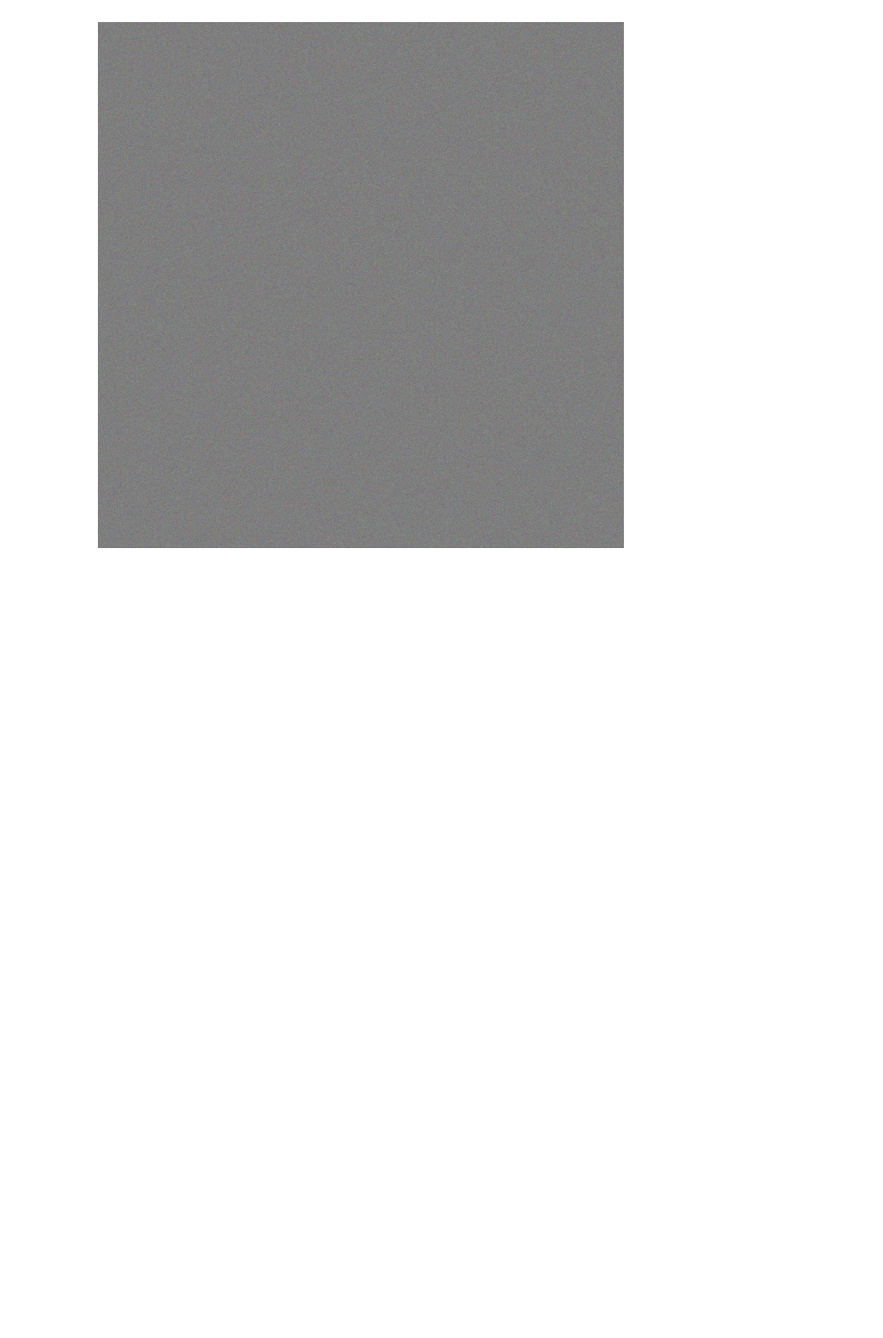
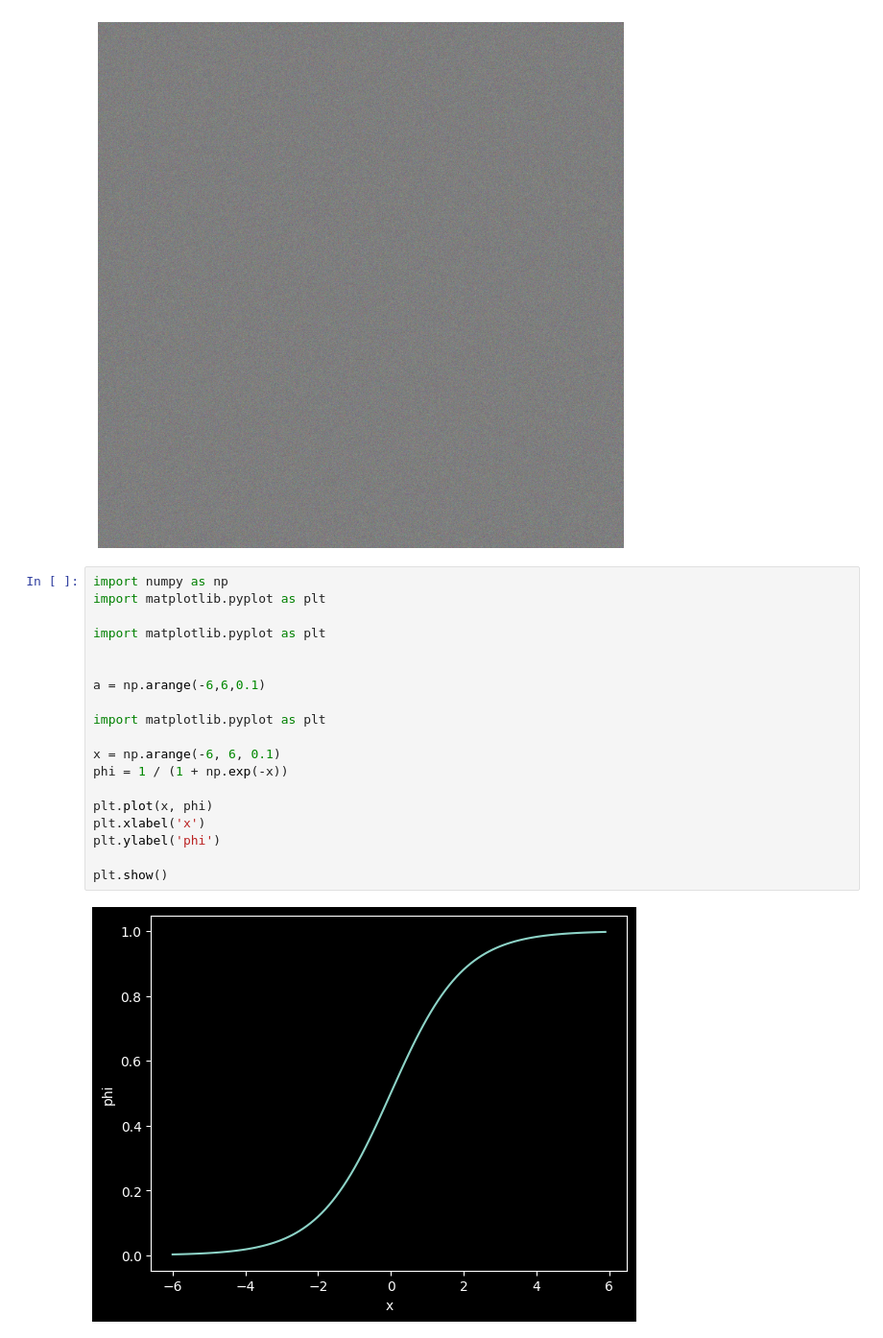
Before and after one commit to MinSeHong/SAM3-Project, a Jupyter notebook: pytorch/torchvision1.ipynb, the cells around one changed output. Shown at 96% size. Cells and saved outputs as stored; diff of their text form; blank space fills up the shorter version.

```diff
--- a/pytorch/torchvision1.ipynb
+++ b/pytorch/torchvision1.ipynb
@@ -86,3 +86,24 @@ plt.axis('off')
 plt.show()
 # %% [output]
 [figure]
+# %%
+import numpy as np
+import matplotlib.pyplot as plt
+
+import matplotlib.pyplot as plt
+
+
+a = np.arange(-6,6,0.1)
+
+import matplotlib.pyplot as plt
+
+x = np.arange(-6, 6, 0.1)
+phi = 1 / (1 + np.exp(-x))
+
+plt.plot(x, phi)
+plt.xlabel('x')
+plt.ylabel('phi')
+
+plt.show()
+# %% [output]
+[figure, added]
```
Also changed, not shown: 5 other files.
